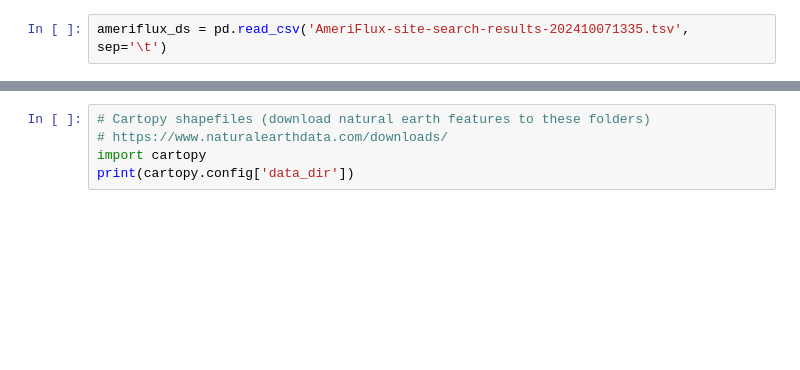
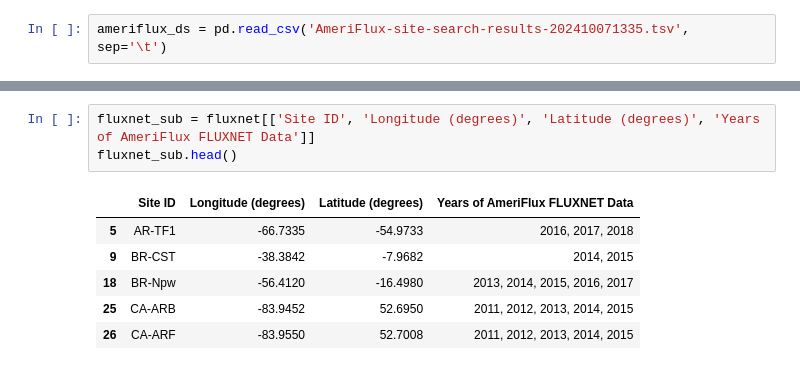
Before and after one commit to hannahzafar/FLUXNET-Model-comparison, a Jupyter notebook: sites.ipynb, the cells around one changed output, grey strips where cells are left out. Saved outputs shown, nothing was run; the diff lists cells and outputs as text; blank space fills up the shorter version.

```diff
--- a/sites.ipynb
+++ b/sites.ipynb
@@ -36,5 +27,10 @@ ax.legend(loc='lower left')
-# %%
-# Cartopy shapefiles (download natural earth features to these folders)
-# https://www.naturalearthdata.com/downloads/
-import cartopy
-print(cartopy.config['data_dir'])
+# %%
+fluxnet_sub = fluxnet[['Site ID', 'Longitude (degrees)', 'Latitude (degrees)', 'Years of AmeriFlux FLUXNET Data']]
+fluxnet_sub.head()
+# %% [output]
+|  | Site ID | Longitude (degrees) | Latitude (degrees) | Years of AmeriFlux FLUXNET Data |
+| 5 | AR-TF1 | -66.7335 | -54.9733 | 2016, 2017, 2018 |
+| 9 | BR-CST | -38.3842 | -7.9682 | 2014, 2015 |
+| 18 | BR-Npw | -56.4120 | -16.4980 | 2013, 2014, 2015, 2016, 2017 |
+| 25 | CA-ARB | -83.9452 | 52.6950 | 2011, 2012, 2013, 2014, 2015 |
+| 26 | CA-ARF | -83.9550 | 52.7008 | 2011, 2012, 2013, 2014, 2015 |
```
Also changed, not shown: parts of 13 cells of this notebook.
